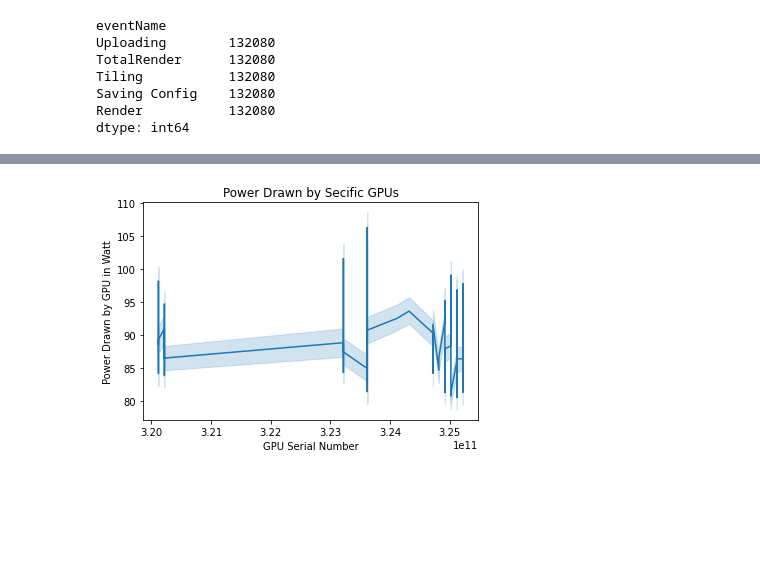
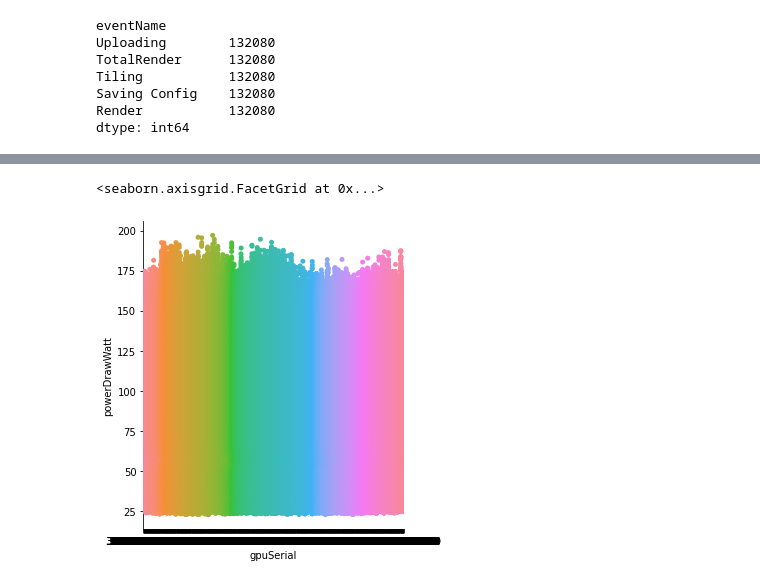
Before and after one commit to roshan-pandey/Terascope, a Jupyter notebook: notebook/CSC8634_Roshan_Pandey_210113925.ipynb, the cells around one changed output, grey strips where cells are left out. Saved outputs shown, nothing was run; the diff lists cells and outputs as text; code cells hidden in the pictures; blank space fills up the shorter version.

```diff
--- a/notebook/CSC8634_Roshan_Pandey_210113925.ipynb
+++ b/notebook/CSC8634_Roshan_Pandey_210113925.ipynb
@@ -100,9 +108,5 @@ plt.show()
-# %%
-# ax = sns.lineplot(data = gpu, x = "gpuSerial", y = "powerDrawWatt")
-ax = sns.lineplot(data = gpu, x = "gpuSerial", y = "powerDrawWatt")
-plt.xlabel('GPU Serial Number')
-plt.ylabel('Power Drawn by GPU in Watt')
-plt.title('Power Drawn by Secific GPUs')
-plt.show()
-# %% [output]
-[figure, removed]
+# %%
+sns.catplot(x="gpuSerial", y="powerDrawWatt", kind="swarm", data=gpu)
+# %% [output]
+<seaborn.axisgrid.FacetGrid at 0x...>
+[figure, added]
```
Also changed, not shown: parts of 25 cells of this notebook.
